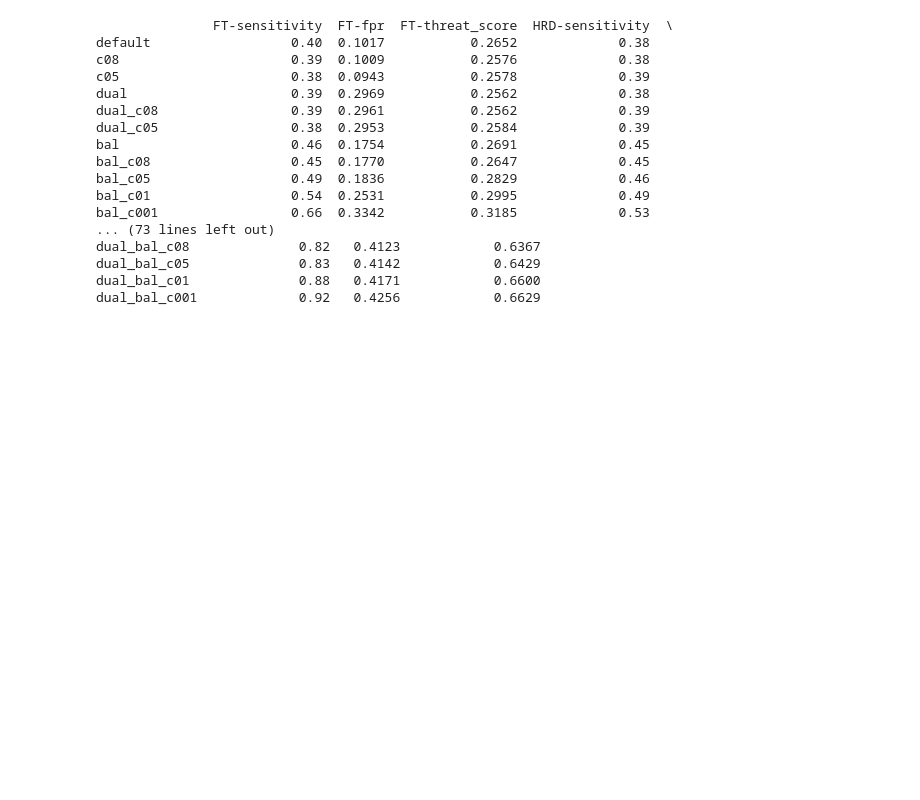
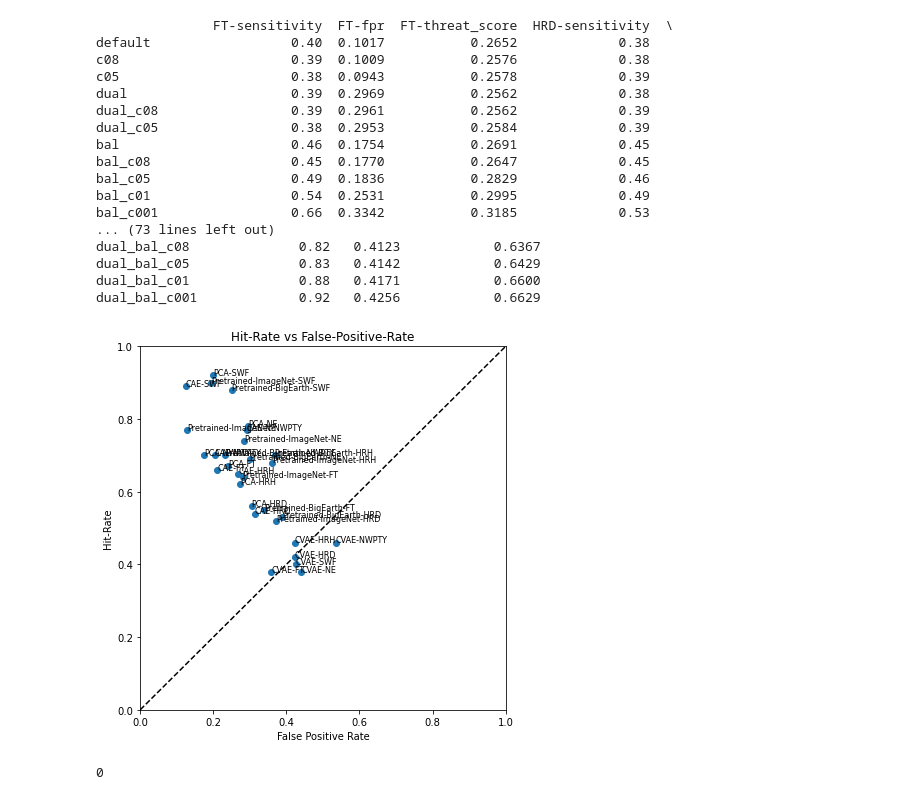
Before and after one commit to tingsyo/course_2021Q1_ML_for_Atmospheric_Sciences, a Jupyter notebook: notebook/11_Analysis_of_experiement_results.ipynb, the cells around one changed output. Drawn from its saved outputs; the diff is of its cells as text; code cells hidden in the pictures; blank space fills up the shorter version.

```diff
--- a/notebook/11_Analysis_of_experiement_results.ipynb
+++ b/notebook/11_Analysis_of_experiement_results.ipynb
@@ -207,3 +207,8 @@ dual_bal_c08              0.82   0.4123            0.6367
 dual_bal_c05              0.83   0.4142            0.6429
 dual_bal_c01              0.88   0.4171            0.6600
 dual_bal_c001             0.92   0.4256            0.6629
+# %%
+plot_roc_curve(res_dual_bal_c001)
+# %% [output]
+[figure, added]
+0
```
